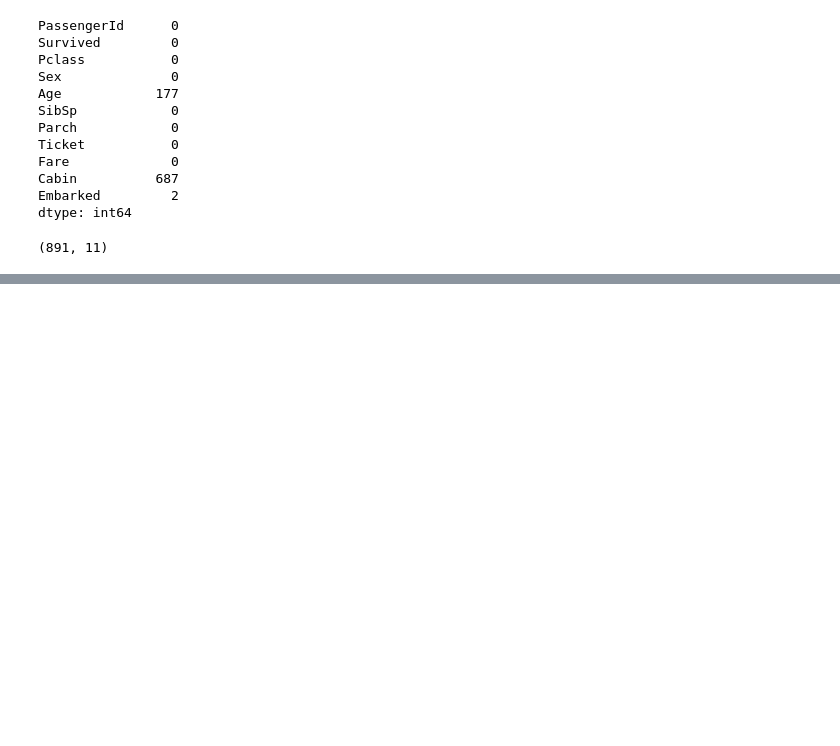
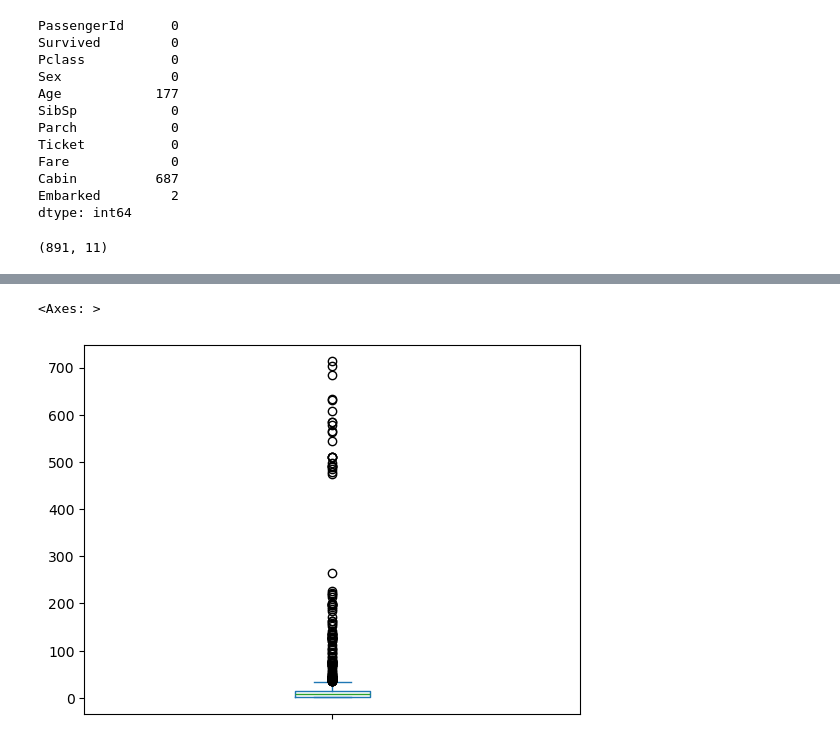
Before and after one commit to Udon-datascience/Python_machine_learning_study_log, a Jupyter notebook: study_based_on_textbook/codes（learning_analysis）/learning_analysis_22.ipynb, the cells around one changed output, grey strips where cells are left out. Cells and saved outputs as stored; diff of their text form; code cells hidden in the pictures; blank space fills up the shorter version.

```diff
--- a/study_based_on_textbook/codes（learning_analysis）/learning_analysis_22.ipynb
+++ b/study_based_on_textbook/codes（learning_analysis）/learning_analysis_22.ipynb
@@ -39,0 +50,12 @@ df=df.drop(['Sex'],axis=1)
+# %%
+#外れ値の削除(マハラノビス距離が2500以上のもの)
+no=distance[distance>2500].index
+df=df.drop(no)
+
+mcd.fit(df)
+dis2=mcd.mahalanobis(df)
+dis2=pd.Series(dis2)
+dis2.plot(kind="box")
+# %% [output]
+<Axes: >
+[figure, added]
```
Also changed, not shown: parts of 7 cells of this notebook.
